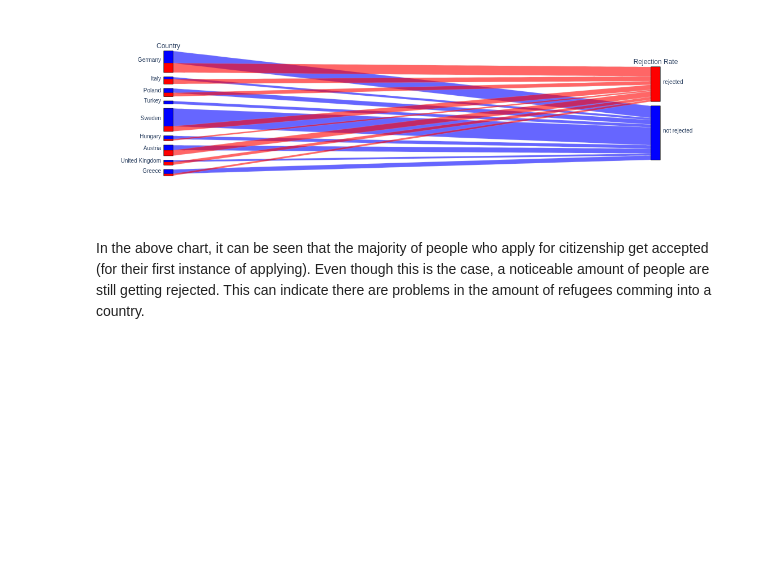
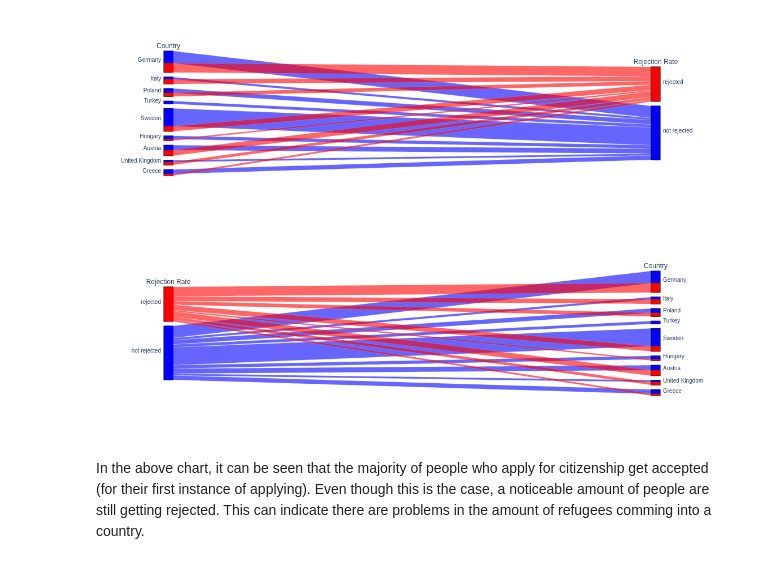
Before and after one commit to Nand-uva/InfoVis, a Jupyter notebook: docs/rejection.ipynb, the cells around one changed output. Saved outputs shown, nothing was run; the diff lists cells and outputs as text; code cells hidden in the pictures; blank space fills up the shorter version.

```diff
--- a/docs/rejection.ipynb
+++ b/docs/rejection.ipynb
@@ -21,4 +21,13 @@ fig = px.parallel_categories(data, dimensions=['Country', 'Rejection_Rate'],
 
 fig.update_layout(coloraxis_showscale=False)
 fig.show()
+
+# Version with countries on the right
+fig2 = px.parallel_categories(data, dimensions=['Rejection_Rate', 'Country'],
+                             labels={'Country': 'Country', 'Rejection_Rate': 'Rejection Rate'},
+                             color='Rejection_Rate_Num',
+                             color_continuous_scale=color_scale)
+
+fig2.update_layout(coloraxis_showscale=False)
+fig2.show()
 # %% [output]
@@ -26,3 +34,4 @@ fig.show()
 [figure]
+[figure, added]
 # %% [markdown]
 In the above chart, it can be seen that the majority of people who apply for citizenship get accepted (for their first instance of applying). Even though this is the case, a noticeable amount of people are still getting rejected. This can indicate there are problems in the amount of refugees comming into a country.
```
Also changed, not shown: parts of 1 cell of this notebook, 5 other files.
